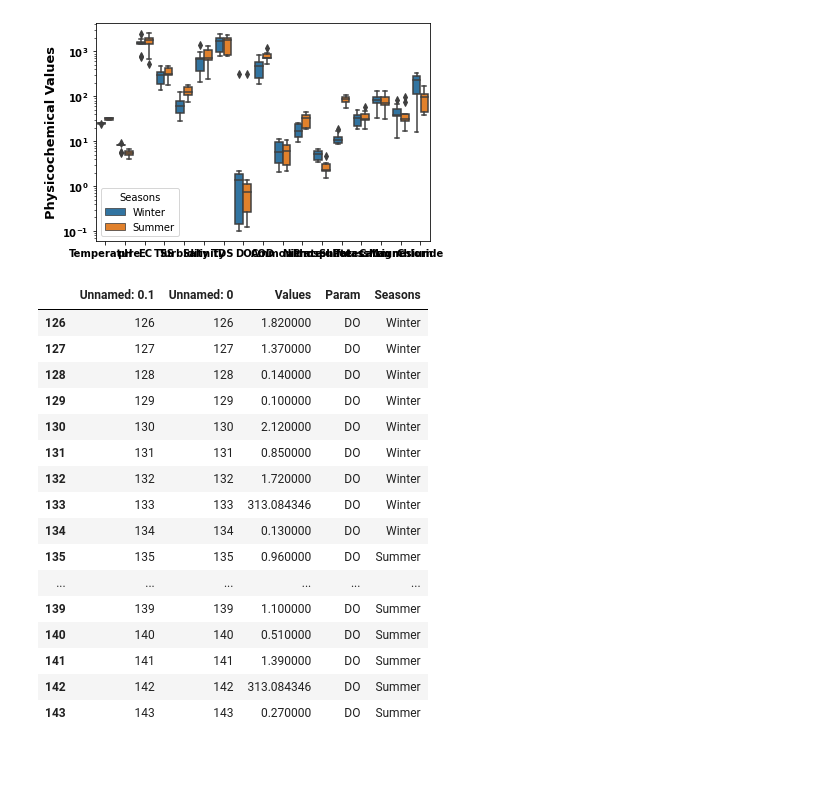
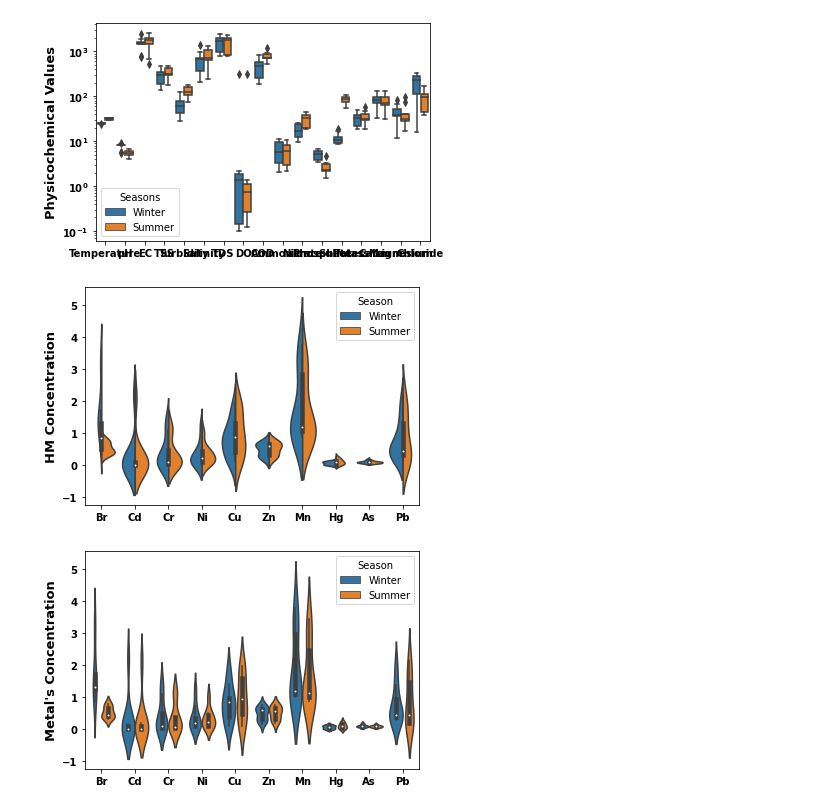
Before and after one commit to rakibhhridoy/OnGoingStudy, a Jupyter notebook: Buriganga/TempClGraph.ipynb, the cells around one changed output. Saved outputs shown, nothing was run; the diff lists cells and outputs as text; code cells hidden in the pictures; blank space fills up the shorter version.

Commit message:
violinplot ++

```diff
--- a/Buriganga/TempClGraph.ipynb
+++ b/Buriganga/TempClGraph.ipynb
@@ -500,23 +596,35 @@ plt.yticks(fontweight='bold')
 plt.show()
 # %% [output]
 [figure]
-# %%
-data[data["Param"]== "DO"]
-# %% [output]
-|  | Unnamed: 0.1 | Unnamed: 0 | Values | Param | Seasons |
-| 126 | 126 | 126 | 1.820000 | DO | Winter |
-| 127 | 127 | 127 | 1.370000 | DO | Winter |
-| 128 | 128 | 128 | 0.140000 | DO | Winter |
-| 129 | 129 | 129 | 0.100000 | DO | Winter |
-| 130 | 130 | 130 | 2.120000 | DO | Winter |
-| 131 | 131 | 131 | 0.850000 | DO | Winter |
-| 132 | 132 | 132 | 1.720000 | DO | Winter |
-| 133 | 133 | 133 | 313.084346 | DO | Winter |
-| 134 | 134 | 134 | 0.130000 | DO | Winter |
-| 135 | 135 | 135 | 0.960000 | DO | Summer |
-| ... | ... | ... | ... | ... | ... |
-| 139 | 139 | 139 | 1.100000 | DO | Summer |
-| 140 | 140 | 140 | 0.510000 | DO | Summer |
-| 141 | 141 | 141 | 1.390000 | DO | Summer |
-| 142 | 142 | 142 | 313.084346 | DO | Summer |
-| 143 | 143 | 143 | 0.270000 | DO | Summer |
+# %%
+import seaborn as sns
+import pandas as pd
+import matplotlib.pyplot as plt
+
+metals = pd.read_csv("data/Metals_Flatten.csv")
+
+
+sns.violinplot(x = "Param", y = "Values", hue = "Season", data = metals, split=True)
+plt.xlabel("")
+plt.ylabel("HM Concentration", fontweight= "bold", size= 13)
+plt.xticks(fontweight='bold')
+plt.yticks(fontweight='bold')
+plt.show()
+# %% [output]
+[figure, added]
+# %%
+import seaborn as sns
+import pandas as pd
+import matplotlib.pyplot as plt
+
+metals = pd.read_csv("data/Metals_Flatten.csv")
+
+
+sns.violinplot(x = "Param", y = "Values", hue = "Season", data = metals)
+plt.xlabel("")
+plt.ylabel("Metal's Concentration", fontweight= "bold", size= 13)
+plt.xticks(fontweight='bold')
+plt.yticks(fontweight='bold')
+plt.show()
+# %% [output]
+[figure, added]
```
Also changed, not shown: parts of 26 cells of this notebook, 1 other file.
